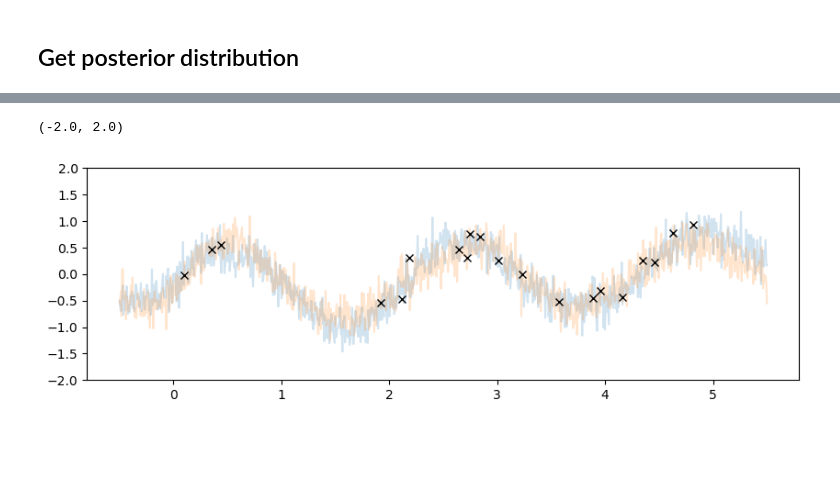
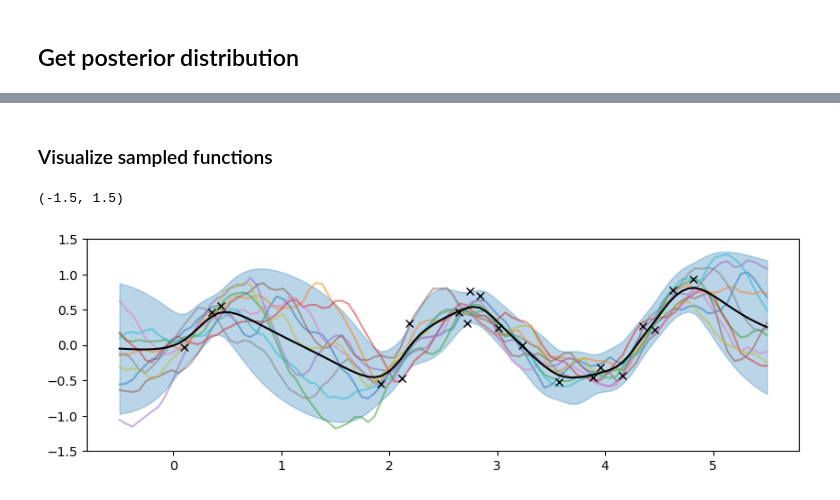
Before and after one commit to luisdiaz1997/SpatialFactorization, a Jupyter notebook: notebooks/Gaussian Processes/GP_test.ipynb, the cells around one changed output, grey strips where cells are left out. Saved outputs shown, nothing was run; the diff lists cells and outputs as text; code cells hidden in the pictures; blank space fills up the shorter version.

```diff
--- a/notebooks/Gaussian Processes/GP_test.ipynb
+++ b/notebooks/Gaussian Processes/GP_test.ipynb
@@ -77,10 +87,8 @@ plt.ylim((-8, 8))
 # %% [markdown]
 ## Train GP
 # %%
-kernel = RBF(
+kernel = Matern(
     variance=1, lengthscale= 1 )
-
 gpr = spacedecomp.GP(X[:,None], y, kernel, noise=0.1)
-
-
-optimizer = optim.Adam(gpr.params(), lr=0.005)
+history = gpr.fit(optimizer=optim.Adam, epochs=1000)
+plt.plot(history)
@@ -112,11 +98,0 @@ plt.plot(running_loss)
-# %%
-Nsamples = 1000
-Xtest = np.linspace(-0.5, 5.5, Nsamples)
-cov = kernel.predict(X=Xtest[:, None]) + (gpr.noise**2)*torch.eye(Nsamples)
-samples = MultivariateNormal(torch.zeros(Nsamples),cov).sample((2,))
-
-plt.figure(figsize=(10, 3))
-plt.plot(Xtest, samples[0], alpha=0.2)
-plt.plot(Xtest, samples[1],  alpha=0.2)
-plt.plot(X, y, "kx")
-plt.ylim((-2, 2))
@@ -126,6 +99,8 @@ plt.ylim((-2, 2))
 # %% [markdown]
 ## Get posterior distribution
 # %%
+Nsamples = 100
+Xtest = np.linspace(-0.5, 5.5, Nsamples)
 with torch.no_grad():
     mean, cov = gpr.predict(Xtest[:,None])
     sd = cov.diag().sqrt()
@@ -153,16 +128,30 @@ plt.legend()
+# %% [markdown]
+### Visualize sampled functions
 # %%
 with torch.no_grad():
-    posterior_cov = cov + (gpr.noise**2)*torch.eye(Nsamples)
+    posterior_cov = cov + (5e-3**2)*torch.eye(Nsamples) #add small noise for it to be PD
     L = torch.linalg.cholesky(posterior_cov)
     posterior_dist = MultivariateNormal(mean, scale_tril=L)
 # %%
-samples = posterior_dist.sample((2,))
+N_functions = 10
+samples = posterior_dist.sample((N_functions,))
 
 plt.figure(figsize=(10, 3))
-plt.plot(Xtest, samples[0], alpha=0.2)
-plt.plot(Xtest, samples[1], alpha=0.2)
+plt.fill_between(
+            Xtest,
+            (mean - 2.0 * sd).numpy(),
+            (mean + 2.0 * sd).numpy(),
+            color="C0",
+            alpha=0.3,
+        )
+
+for i in range(N_functions):
+    plt.plot(Xtest, samples[i], alpha=0.5)
+
+
 plt.plot(X, y, "kx")
-plt.ylim((-2, 2))
+plt.plot(Xtest, mean, color='black')
+plt.ylim((-1.5, 1.5))
 # %% [output]
-(-2.0, 2.0)
+(-1.5, 1.5)
-[figure, old version]
+[figure, new version]
```
Also changed, not shown: parts of 11 cells of this notebook, 2 other files.
